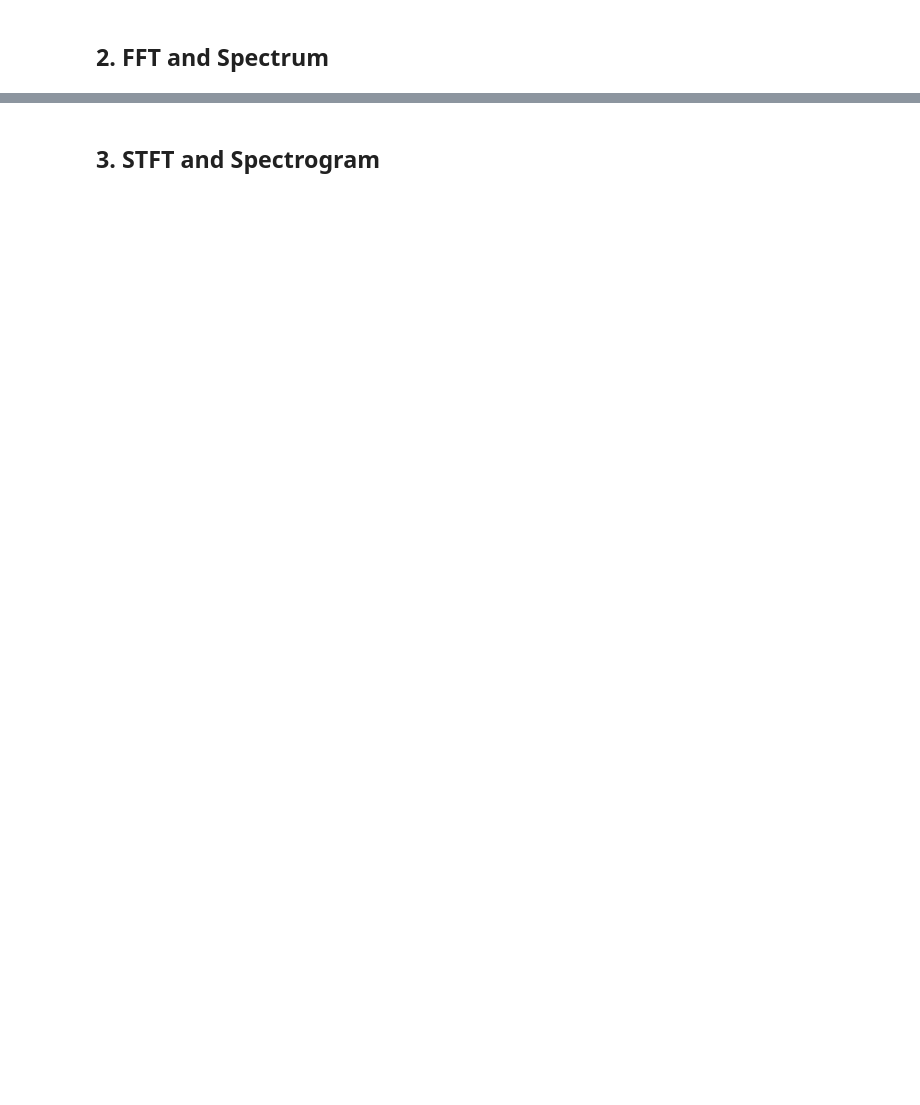
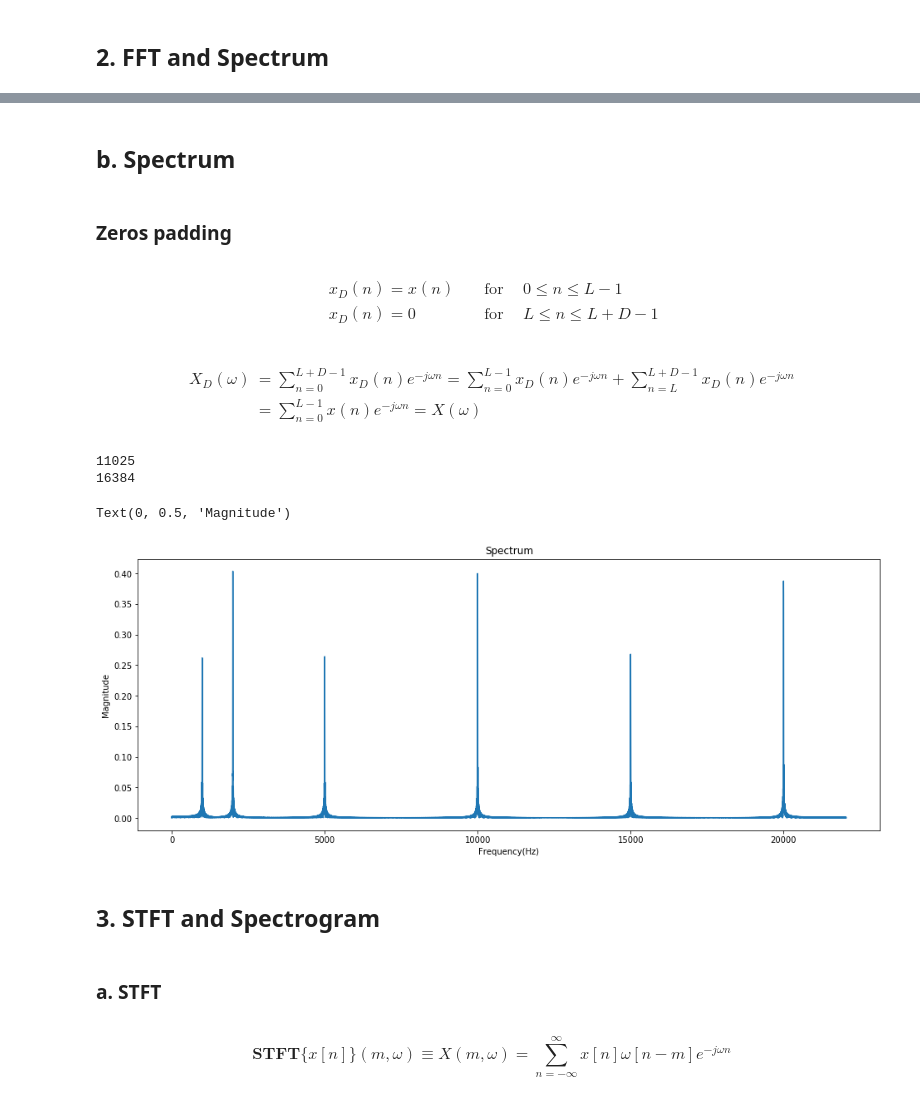
Before and after one commit to Sunfl4wer/Signal-and-Spectrum, a Jupyter notebook: Python/Final.ipynb, the cells around one changed output, grey strips where cells are left out. Cells and saved outputs as stored; diff of their text form; code cells hidden in the pictures; blank space fills up the shorter version.

```diff
--- a/Python/Final.ipynb
+++ b/Python/Final.ipynb
@@ -62,20 +87,56 @@ def compute_fft(x):
     T = [exp(-2j*pi*k/N)*odd[k] for k in range(N//2)]
     return np.array([even[k] + T[k] for k in range(N//2)] + [even[k] - T[k] for k in range(N//2)])
+# %% [markdown]
+## b. Spectrum
+# %% [markdown]
+### Zeros padding
+# %% [markdown]
+\begin{align*}
+& x_D(n)=x(n) \quad & \text{for} & \quad 0 \leq n \leq L-1
+\\&   x_D(n)=0 \quad & \text{for} & \quad L \leq n \leq L+D-1
+\end{align*}
+# %% [markdown]
+\begin{align*}
+X_D(\omega)&=\sum\limits_{n=0}^{L+D-1}x_D(n)e^{-j\omega n} = \sum\limits_{n=0}^{L-1}x_D(n)e^{-j\omega n} + \sum\limits_{n=L}^{L+D-1}x_D(n)e^{-j\omega n}
+\\ &= \sum\limits_{n=0}^{L-1}x(n)e^{-j\omega n} = X(\omega)
+\end{align*}
+# %%
+# Zeros padding
+n = len(x)
+print(n)
+k = np.log2(n)
+if k == int(k):
+    pass
+else:
+    x_f = np.append(x, np.zeros(2**(int(k) + 1) - n))
+print(len(x_f))
+# %% [output]
+11025
+16384
 # %%
-# Plot spectrum of the signal using compute_fft function
-n = len(t)
 # Frequency axis - max frequency is fs/2 (Nyquist rate)
 # n/2 because only need 1-sided spectrum
-freqs = (fs/2)*np.linspace(0, 1, n/2)
-X = compute_fft(x)
-X_m = np.array(X[0:int(n/2)])
+freqs = (fs/2)*np.linspace(0, 1, len(x_f)//2)
+X = compute_fft(x_f)
+
+X_m = np.array(X[0:int(len(x_f)/2)])
 # Plot signal in frequency domain
-plt.plot(freqs, (2/n)*abs(X_m))
+plt.figure(figsize = (16, 6))
+plt.plot(freqs, (2/len(x_f))*abs(X_m))
 plt.title('Spectrum')
 plt.xlabel('Frequency(Hz)')
 plt.ylabel('Magnitude')
+# %% [output]
+Text(0, 0.5, 'Magnitude')
+[figure, added]
 # %% [markdown]
 ## 3. STFT and Spectrogram
+# %% [markdown]
+### a. STFT
+# %% [markdown]
+$$
+\textbf{STFT}\{x[n]\}(m, \omega) \equiv X(m, \omega) = \sum\limits_{n=-\infty}^{\infty}x[n]\omega[n-m]e^{-j\omega n}
+$$
 # %%
 # frameSamples must be a 2^n integers - FFT alogirthms
 def compute_stft(x, frameSamples, newSamples):
```
Also changed, not shown: parts of 31 cells of this notebook, 4 other files.
